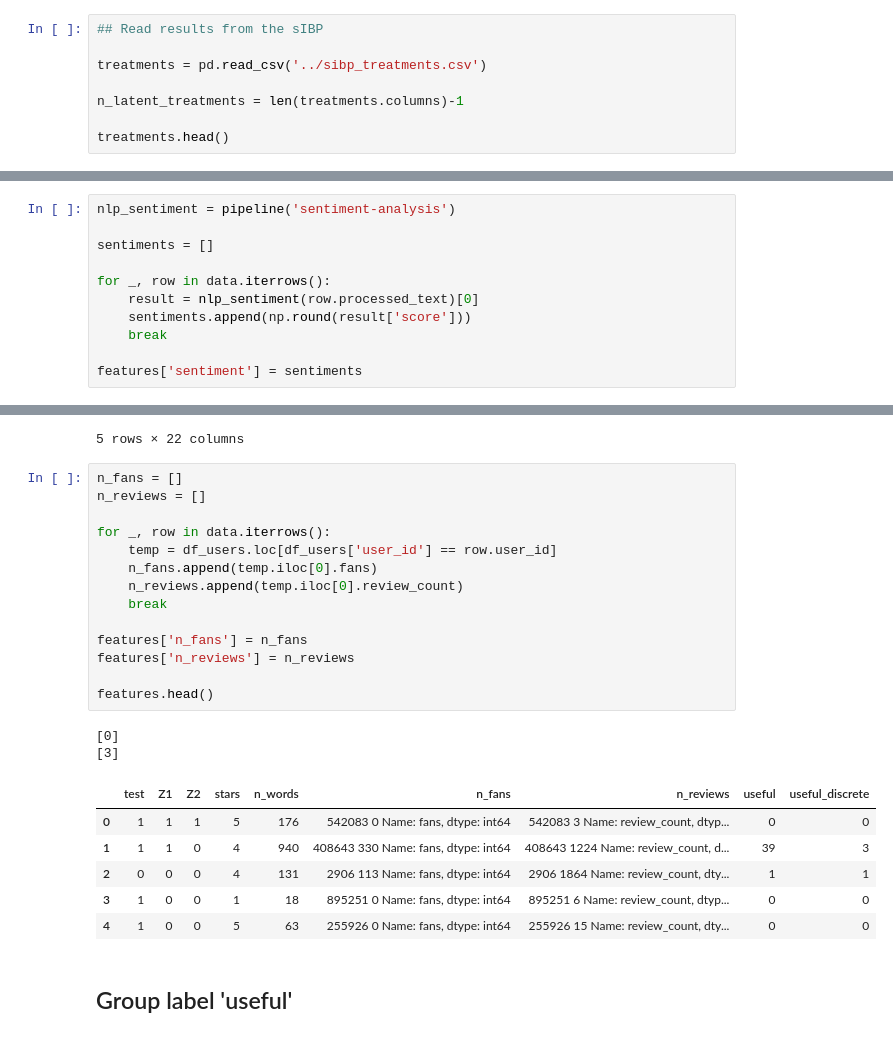
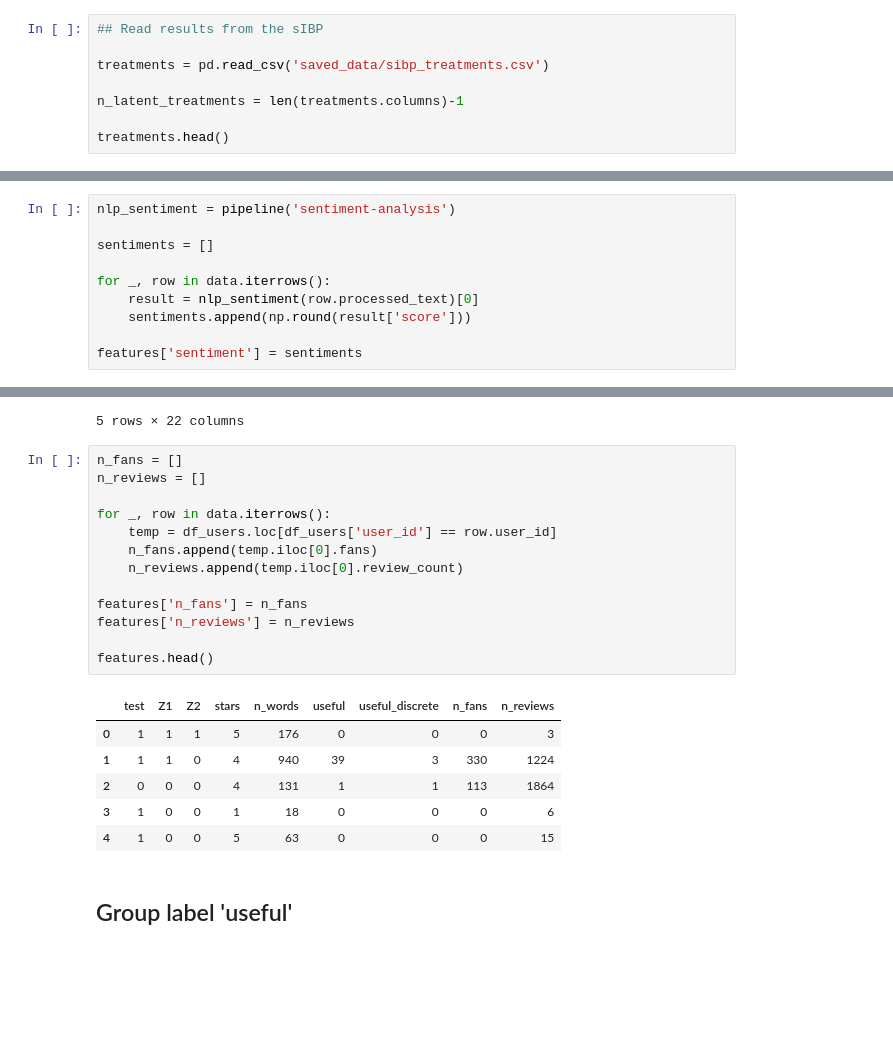
Before and after one commit to lovhag/yelp_causal_inference, a Jupyter notebook: extract_data_features.ipynb, the cells around one changed output, grey strips where cells are left out. Cells and saved outputs as stored; diff of their text form; blank space fills up the shorter version.

Commit message:
Updated path to sIBP data.

```diff
--- a/extract_data_features.ipynb
+++ b/extract_data_features.ipynb
@@ -76,7 +76,7 @@ features = pd.DataFrame()
 # %%
 ## Read results from the sIBP
 
-treatments = pd.read_csv('../sibp_treatments.csv')
+treatments = pd.read_csv('saved_data/sibp_treatments.csv')
 
 n_latent_treatments = len(treatments.columns)-1
 
@@ -138,6 +138,5 @@ sentiments = []
 for _, row in data.iterrows():
     result = nlp_sentiment(row.processed_text)[0]
     sentiments.append(np.round(result['score']))
-    break
 
 features['sentiment'] = sentiments
@@ -173,26 +174,23 @@ df_users.head()
 # %%
 n_fans = []
 n_reviews = []
 
 for _, row in data.iterrows():
     temp = df_users.loc[df_users['user_id'] == row.user_id]
     n_fans.append(temp.iloc[0].fans)
     n_reviews.append(temp.iloc[0].review_count)
-    break
 
 features['n_fans'] = n_fans
 features['n_reviews'] = n_reviews
 
 features.head()
 # %% [output]
-[0]
-[3]
-|  | test | Z1 | Z2 | stars | n_words | n_fans | n_reviews | useful | useful_discrete |
-| 0 | 1 | 1 | 1 | 5 | 176 | 542083 0 Name: fans, dtype: int64 | 542083 3 Name: review_count, dtyp... | 0 | 0 |
-| 1 | 1 | 1 | 0 | 4 | 940 | 408643 330 Name: fans, dtype: int64 | 408643 1224 Name: review_count, d... | 39 | 3 |
-| 2 | 0 | 0 | 0 | 4 | 131 | 2906 113 Name: fans, dtype: int64 | 2906 1864 Name: review_count, dty... | 1 | 1 |
-| 3 | 1 | 0 | 0 | 1 | 18 | 895251 0 Name: fans, dtype: int64 | 895251 6 Name: review_count, dtyp... | 0 | 0 |
-| 4 | 1 | 0 | 0 | 5 | 63 | 255926 0 Name: fans, dtype: int64 | 255926 15 Name: review_count, dty... | 0 | 0 |
+|  | test | Z1 | Z2 | stars | n_words | useful | useful_discrete | n_fans | n_reviews |
+| 0 | 1 | 1 | 1 | 5 | 176 | 0 | 0 | 0 | 3 |
+| 1 | 1 | 1 | 0 | 4 | 940 | 39 | 3 | 330 | 1224 |
+| 2 | 0 | 0 | 0 | 4 | 131 | 1 | 1 | 113 | 1864 |
+| 3 | 1 | 0 | 0 | 1 | 18 | 0 | 0 | 0 | 6 |
+| 4 | 1 | 0 | 0 | 5 | 63 | 0 | 0 | 0 | 15 |
 # %% [markdown]
 ## Group label 'useful'
 # %%
```
Also changed, not shown: parts of 2 cells of this notebook.
